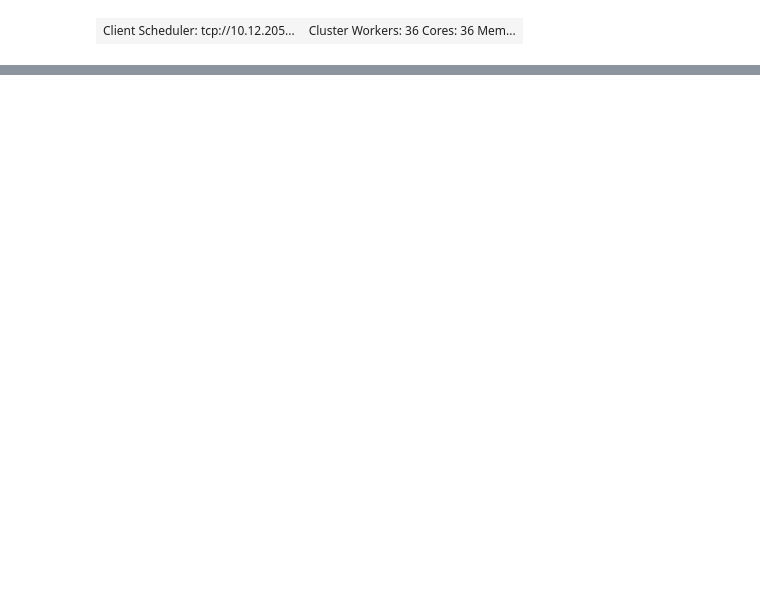
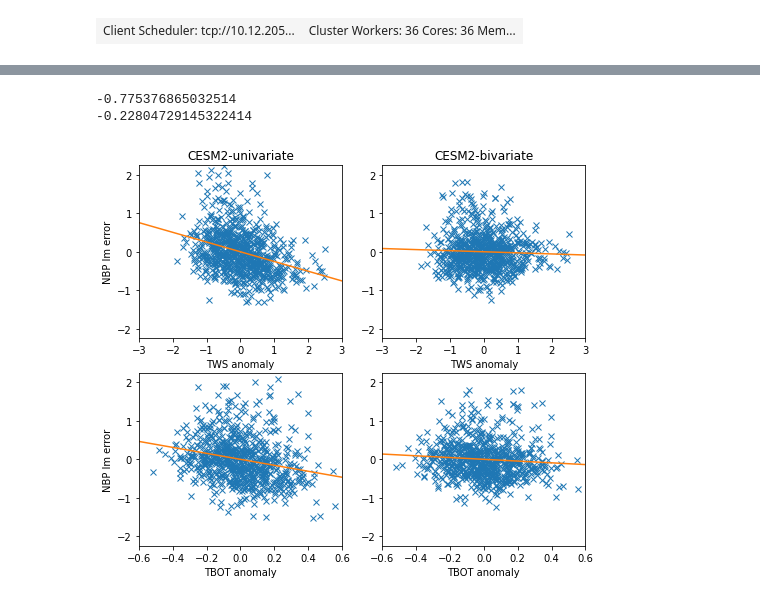
Before and after one commit to djk2120/TWSnbp, a Jupyter notebook: src/TWSnbp.ipynb, the cells around one changed output, grey strips where cells are left out. Cells and saved outputs as stored; diff of their text form; code cells hidden in the pictures; blank space fills up the shorter version.

```diff
--- a/src/TWSnbp.ipynb
+++ b/src/TWSnbp.ipynb
@@ -479,0 +519,7 @@ tws = (conv_tws*mth_wts*land_wts*ds['TWS']).isel(time=ix)
+# %%
+%%time
+with joblib.parallel_backend('dask'):
+    x1 = Parallel()(delayed(myfunc_CESM2)(ee) for ee in range(25))
+with joblib.parallel_backend('dask'):
+    x2 = Parallel()(delayed(myfunc_CESM2)(ee) for ee in 25+np.arange(25))
+CESM2 = x1+x2
@@ -479,0 +628,64 @@ tws = (conv_tws*mth_wts*land_wts*ds['TWS']).isel(time=ix)
+# %%
+#regress
+ny = len(tws)
+G       = np.ones([ny,2])
+
+G[:,1]  = tws
+d       = err1
+[m,sumr,r,s]=np.linalg.lstsq(G,d,rcond=None)
+m1 = m[1]
+d       = err2
+[m,sumr,r,s]=np.linalg.lstsq(G,d,rcond=None)
+m2 = m[1]
+
+G[:,1]  = tbot
+d       = err1b
+[m,sumr,r,s]=np.linalg.lstsq(G,d,rcond=None)
+m3 = m[1]
+d       = err2
+[m,sumr,r,s]=np.linalg.lstsq(G,d,rcond=None)
+m4 = m[1]
+
+xfit = np.array([-3,3])
+
+plt.figure(figsize=[8,7])
+
+plt.subplot(221)
+plt.plot(tws,err1,'x')
+plt.plot(xfit,m1*xfit)
+plt.xlim(xfit)
+plt.ylim([-2.25,2.25])
+plt.xlabel('TWS anomaly')
+plt.ylabel('NBP lm error')
+plt.title('CESM2-univariate')
+
+plt.subplot(222)
+plt.plot(tws,err2,'x')
+plt.plot(xfit,m2*xfit)
+plt.xlim(xfit)
+plt.ylim([-2.25,2.25])
+plt.xlabel('TWS anomaly')
+plt.title('CESM2-bivariate');
+
+
+xfit = np.array([-0.6,0.6])
+plt.subplot(223)
+plt.plot(tbot,err1b,'x')
+plt.plot(xfit,m3*xfit)
+plt.xlim(xfit)
+plt.ylim([-2.25,2.25])
+plt.xlabel('TBOT anomaly')
+plt.ylabel('NBP lm error')
+
+plt.subplot(224)
+plt.plot(tbot,err2,'x')
+plt.plot(xfit,m4*xfit)
+plt.xlim(xfit)
+plt.ylim([-2.25,2.25])
+plt.xlabel('TBOT anomaly');
+print(m3)
+print(m4)
+# %% [output]
+-0.775376865032514
+-0.22804729145322414
+[figure, added]
```
Also changed, not shown: parts of 137 cells of this notebook, 1 other file.
